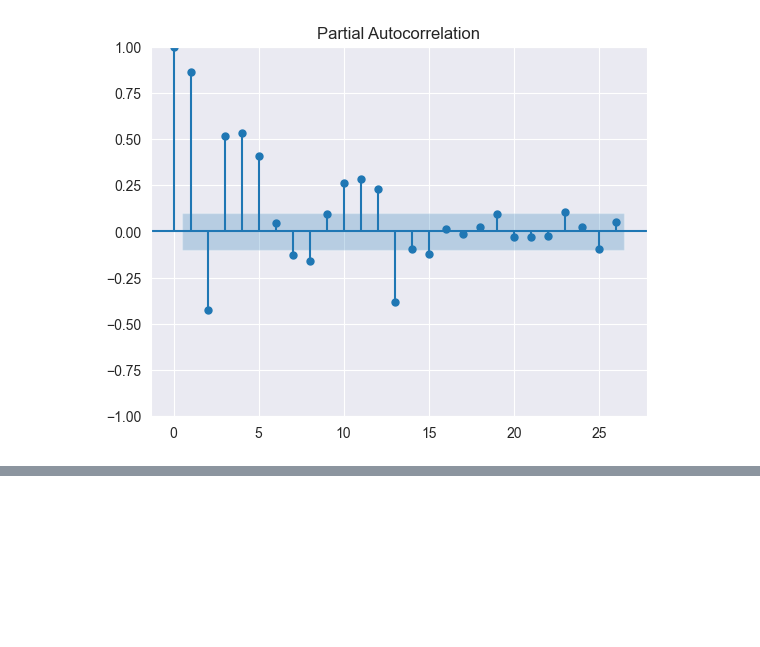
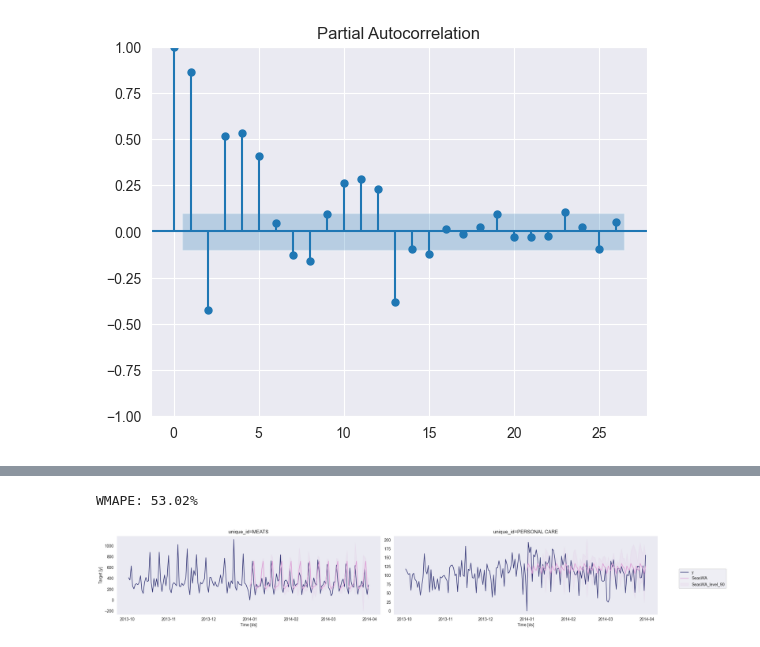
Before and after one commit to torvess/EDA_Serie_temporal_Jun-2024, a Jupyter notebook: times_series.ipynb, the cells around one changed output, grey strips where cells are left out. Cells and saved outputs as stored; diff of their text form; code cells hidden in the pictures; blank space fills up the shorter version.

```diff
--- a/times_series.ipynb
+++ b/times_series.ipynb
@@ -218,0 +358,16 @@ plt.show()
+# %%
+intervals = ConformalIntervals(h=h, n_windows=2)
+
+model_sm = StatsForecast(models=[SeasonalWindowAverage(season_length=7, window_size=2, prediction_intervals=intervals)], freq='D', n_jobs=-1)
+model_sm.fit(train)
+
+forecast_dfsm = model_sm.predict(h=h, level=[90])
+forecast_dfsm = forecast_dfsm.reset_index().merge(valid, on=['ds', 'unique_id'], how='left')
+
+wmape3 = wmape(forecast_dfsm['y'].values, forecast_dfsm['SeasWA'].values)
+print(f'WMAPE: {wmape3:.2%}')
+
+model_sm.plot(train, forecast_dfsm, level=[90], unique_ids=['MEATS', 'PERSONAL CARE'], engine='matplotlib', max_insample_length=90)
+# %% [output]
+WMAPE: 53.02%
+[figure, added]
```
Also changed, not shown: parts of 17 cells of this notebook.
